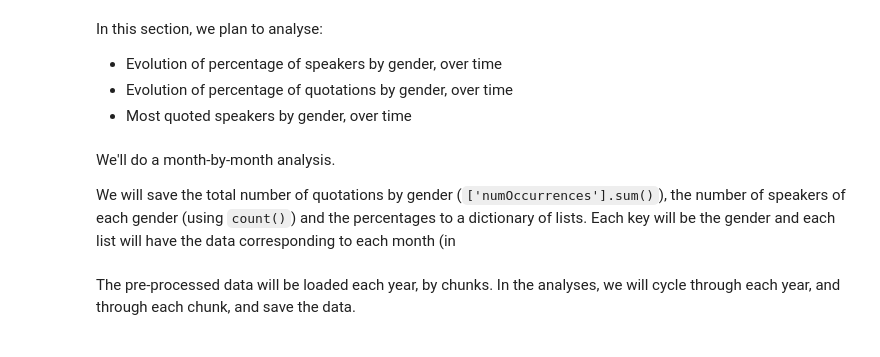
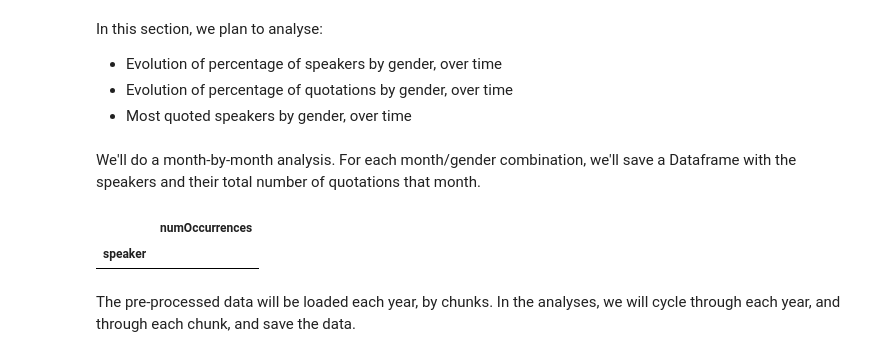
Before and after one commit to epfl-ada/ada-2021-project-madam, a Jupyter notebook: Data_story_analysis.ipynb, the cells around one changed output. Drawn from its saved outputs; the diff is of its cells as text; code cells hidden in the pictures.

```diff
--- a/Data_story_analysis.ipynb
+++ b/Data_story_analysis.ipynb
@@ -30,6 +55,4 @@ In this section, we plan to analyse:
  - Evolution of percentage of quotations by gender, over time
  - Most quoted speakers by gender, over time
 # %% [markdown]
-We'll do a month-by-month analysis.
-
-We will save the total number of quotations by gender (`['numOccurrences'].sum()`), the number of speakers of each gender (using `count()`) and the percentages to a dictionary of lists. Each key will be the gender and each list will have the data corresponding to each month (in
+We'll do a month-by-month analysis. For each month/gender combination, we'll save a Dataframe with the speakers and their total number of quotations that month.
@@ -42,3 +59 @@ gender_percent = {"male": [], "female": [], "transgender female": [], "non-binar
-# %% [markdown]
-The pre-processed data will be loaded each year, by chunks. In the analyses, we will cycle through each year, and through each chunk, and save the data.
 # %%
@@ -46 +67,21 @@ years = [2019] ###CHANGE THIS  FOR ALL YEARS
+# %%
+# Create the dictionaries we'll use to store analysis
+
+speaker_df = {} # Save the dataframes of top speakers by gender/month
+
+for gender in genders:
+    speakers_df_temp = {}
+
+    for month in all_months:
+
+        speakers_df_temp[month] = pd.DataFrame([], columns = ['speaker', 'numOccurrences']).set_index('speaker')
+
+    speaker_df[gender] = speakers_df_temp
+
+speaker_df['male'][all_months[0]]
+# %% [output]
+|  | numOccurrences |
+| speaker |  |
+# %% [markdown]
+The pre-processed data will be loaded each year, by chunks. In the analyses, we will cycle through each year, and through each chunk, and save the data.
 # %%
```
Also changed, not shown: parts of 15 cells of this notebook.
